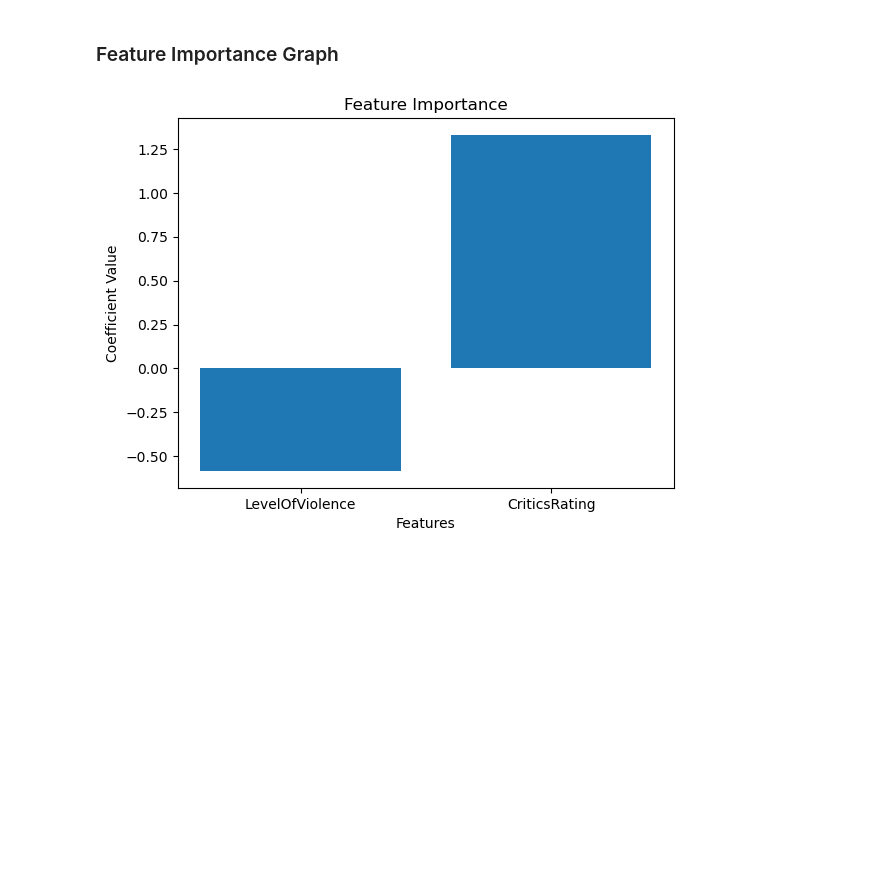
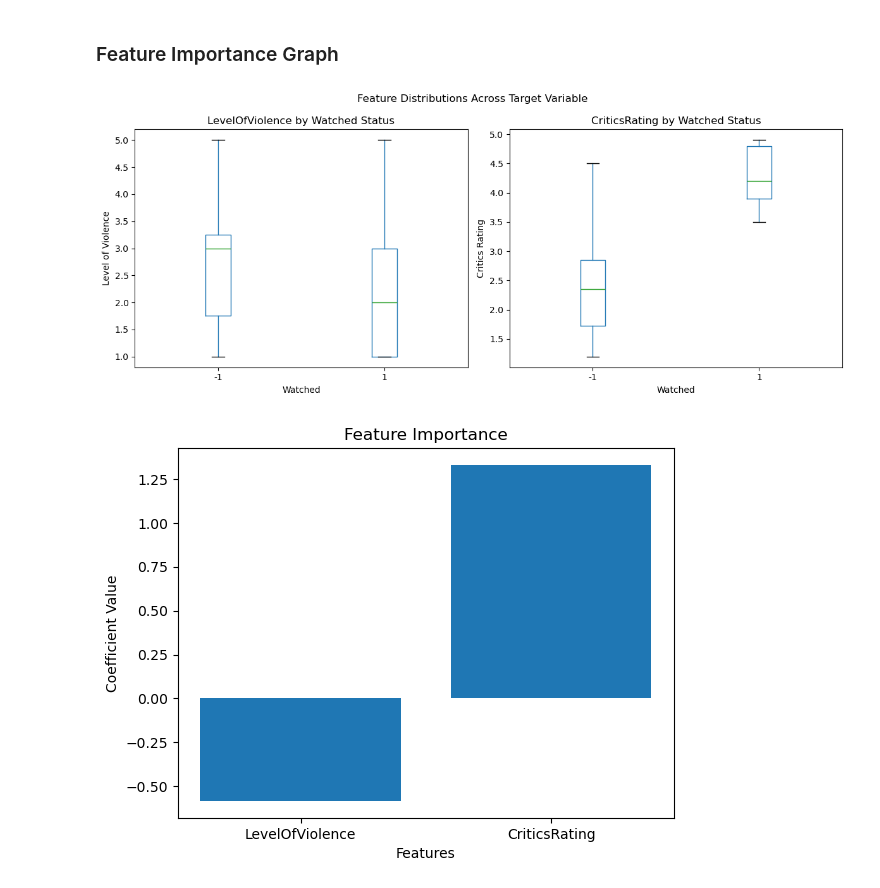
Before and after one commit to thaopham98/DataScience, a Jupyter notebook: python_analysis/logistic_regression_classification.ipynb, the cells around one changed output. Cells and saved outputs as stored; diff of their text form; code cells hidden in the pictures; blank space fills up the shorter version.

```diff
--- a/python_analysis/logistic_regression_classification.ipynb
+++ b/python_analysis/logistic_regression_classification.ipynb
@@ -93,6 +93,33 @@ weighted avg       1.00      1.00      1.00         3
 ## Model Data Visualization
 # %% [markdown]
 ### Feature Importance Graph
+# %%
+# Combine features and target for easier plotting
+data_to_plot = df[['LevelOfViolence', 'CriticsRating', 'Watched']].copy()
+
+# Create figure with two subplots (one for each feature)
+fig, axes = plt.subplots(1, 2, figsize=(12, 5))
+
+# Box plot for LevelOfViolence
+data_to_plot.boxplot(column='LevelOfViolence', by='Watched', ax=axes[0])
+axes[0].set_title('LevelOfViolence by Watched Status')
+axes[0].set_xlabel('Watched')
+axes[0].set_ylabel('Level of Violence')
+
+# Box plot for CriticsRating
+data_to_plot.boxplot(column='CriticsRating', by='Watched', ax=axes[1])
+axes[1].set_title('CriticsRating by Watched Status')
+axes[1].set_xlabel('Watched')
+axes[1].set_ylabel('Critics Rating')
+
+axes[0].grid(visible=False)
+axes[1].grid(visible=False)
+
+plt.suptitle('Feature Distributions Across Target Variable')
+plt.tight_layout()
+plt.show()
+# %% [output]
+[figure, added]
 # %%
 features = ['LevelOfViolence', 'CriticsRating']
 coefficients = model.coef_[0]
```
Also changed, not shown: parts of 1 cell of this notebook.
